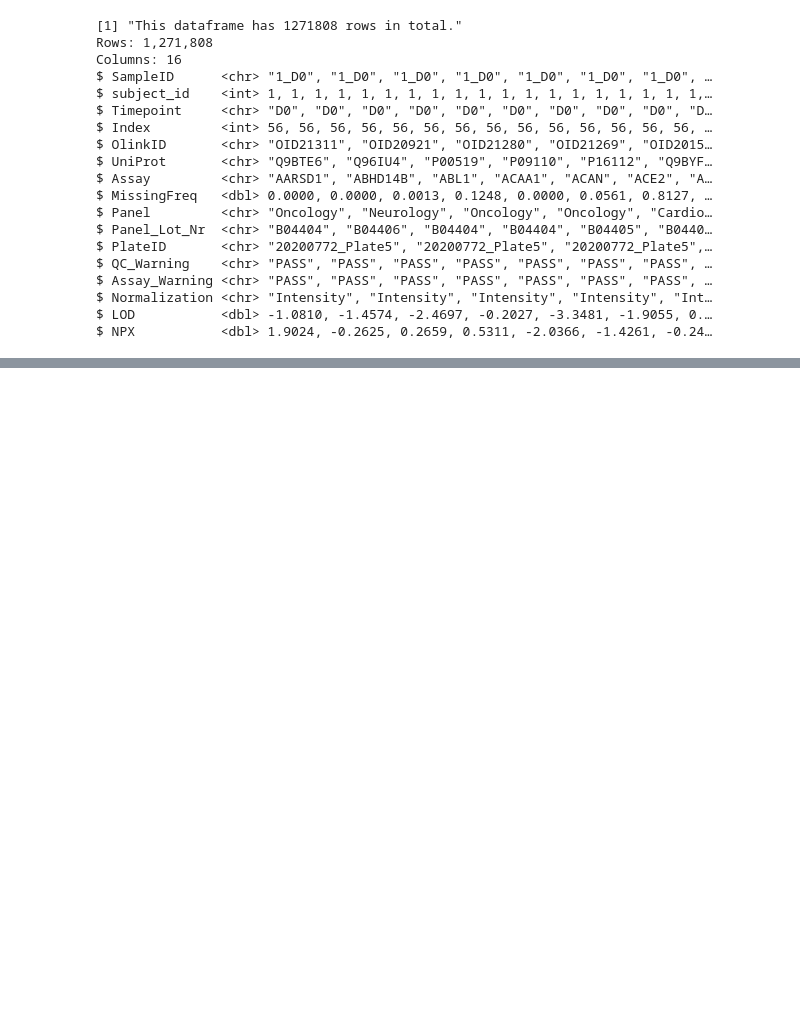
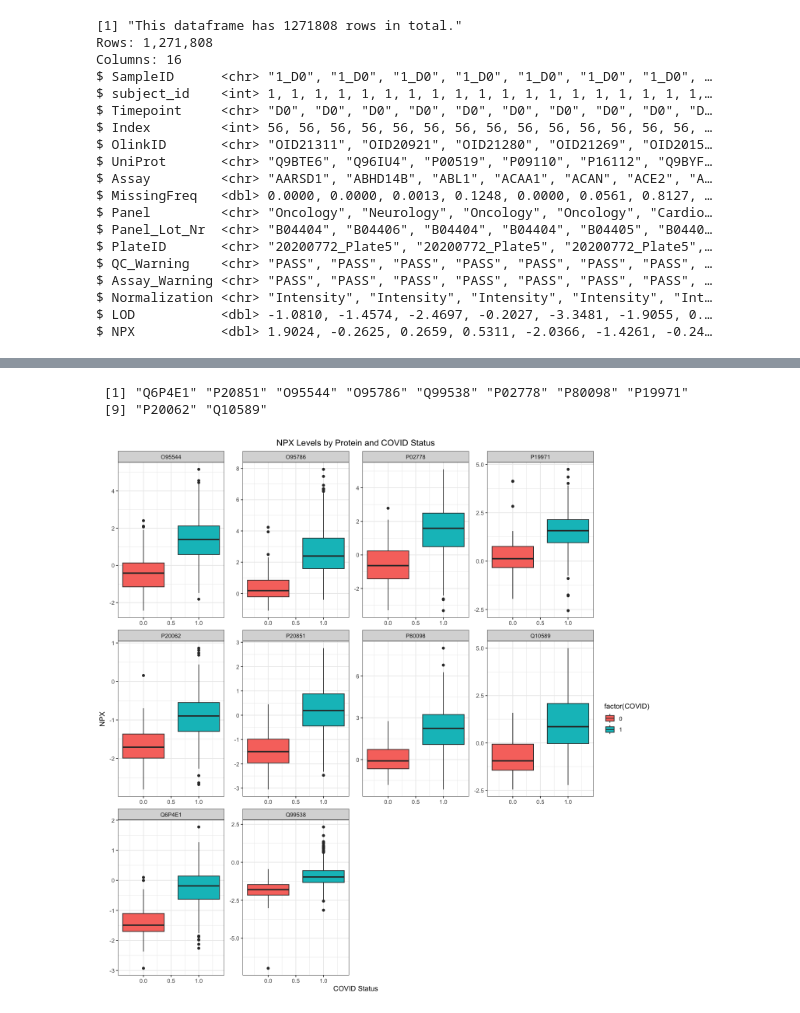
Before and after one commit to jlee2843/covid-analysis, a Jupyter notebook: book/_build/jupyter_execute/notes/analysis.ipynb, the cells around one changed output, grey strips where cells are left out. Cells and saved outputs as stored; diff of their text form; code cells hidden in the pictures; blank space fills up the shorter version.

```diff
--- a/book/_build/jupyter_execute/notes/analysis.ipynb
+++ b/book/_build/jupyter_execute/notes/analysis.ipynb
@@ -62,10 +63,10 @@ $ crp_7_cat       <int> NA, NA, NA, NA, 4, 4, NA, NA, NA, NA, NA, NA, NA, 1, N
 $ ddimer_7_cat    <int> NA, NA, NA, NA, 4, 5, NA, NA, NA, NA, NA, 4, NA, 2, 4,…
 $ ldh_7_cat       <int> NA, NA, NA, NA, 3, 5, NA, NA, NA, NA, NA, 3, NA, 3, NA…
 # %%
-patient_df <- read.delim("/Users/jennylee/Downloads/MGH_Olink_COVID_Apr_27_2021/MGH_COVID_OLINK_NPX.txt", header=TRUE, sep=";")
-head(patient_df)
-print(paste0("This dataframe has ", nrow(patient_df), " rows in total."))
-glimpse(patient_df)
+protein_df <- read.delim("/Users/jennylee/Downloads/MGH_Olink_COVID_Apr_27_2021/MGH_COVID_OLINK_NPX.txt", header=TRUE, sep=";")
+head(protein_df)
+print(paste0("This dataframe has ", nrow(protein_df), " rows in total."))
+glimpse(protein_df)
 # %% [output]
 A data.frame: 6 × 16
 |  | SampleID | subject_id | Timepoint | Index | OlinkID | UniProt | Assay | MissingFreq | Panel | ... |
@@ -97,0 +138,4 @@ $ NPX           <dbl> 1.9024, -0.2625, 0.2659, 0.5311, -2.0366, -1.4261, -0.24
+# %%
+join_df <- inner_join(patient_df, protein_df, by="subject_id")
+nrow(join_df)
+head(join_df)
@@ -97,0 +213,24 @@ $ NPX           <dbl> 1.9024, -0.2625, 0.2659, 0.5311, -2.0366, -1.4261, -0.24
+# %%
+top_10_proteins <- protein_t_test_df |>
+      slice_head(n=10) |>
+      pull(UniProt)
+top_10_proteins
+# %% [output]
+ [1] "Q6P4E1" "P20851" "O95544" "O95786" "Q99538" "P02778" "P80098" "P19971"
+ [9] "P20062" "Q10589"
+# %%
+options(repr.plot.width = 12, repr.plot.height = 12)
+
+visualize_top_10_proteins <- join_df |>
+      filter(UniProt %in% top_10_proteins) |>
+      ggplot(aes(x=COVID, y=NPX, fill=factor(COVID))) +
+      geom_boxplot() +
+      labs(title="NPX Levels by Protein and COVID Status",
+            x="COVID Status",
+            y="NPX"
+      ) + facet_wrap(~UniProt, scales = "free") +
+      theme_bw() +
+      theme(plot.title=element_text(hjust = 0.5))
+visualize_top_10_proteins
+# %% [output]
+[figure, added]
```
Also changed, not shown: parts of 11 cells of this notebook, 22 other files.
